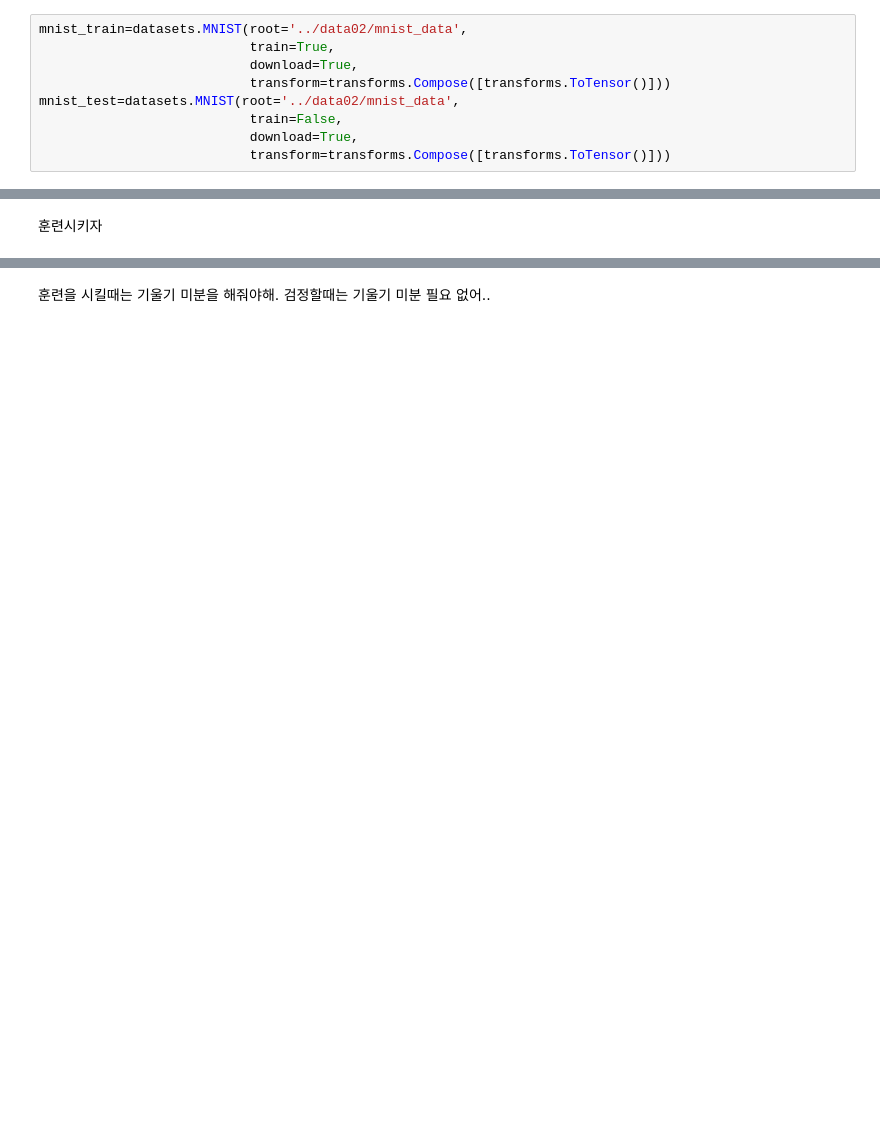
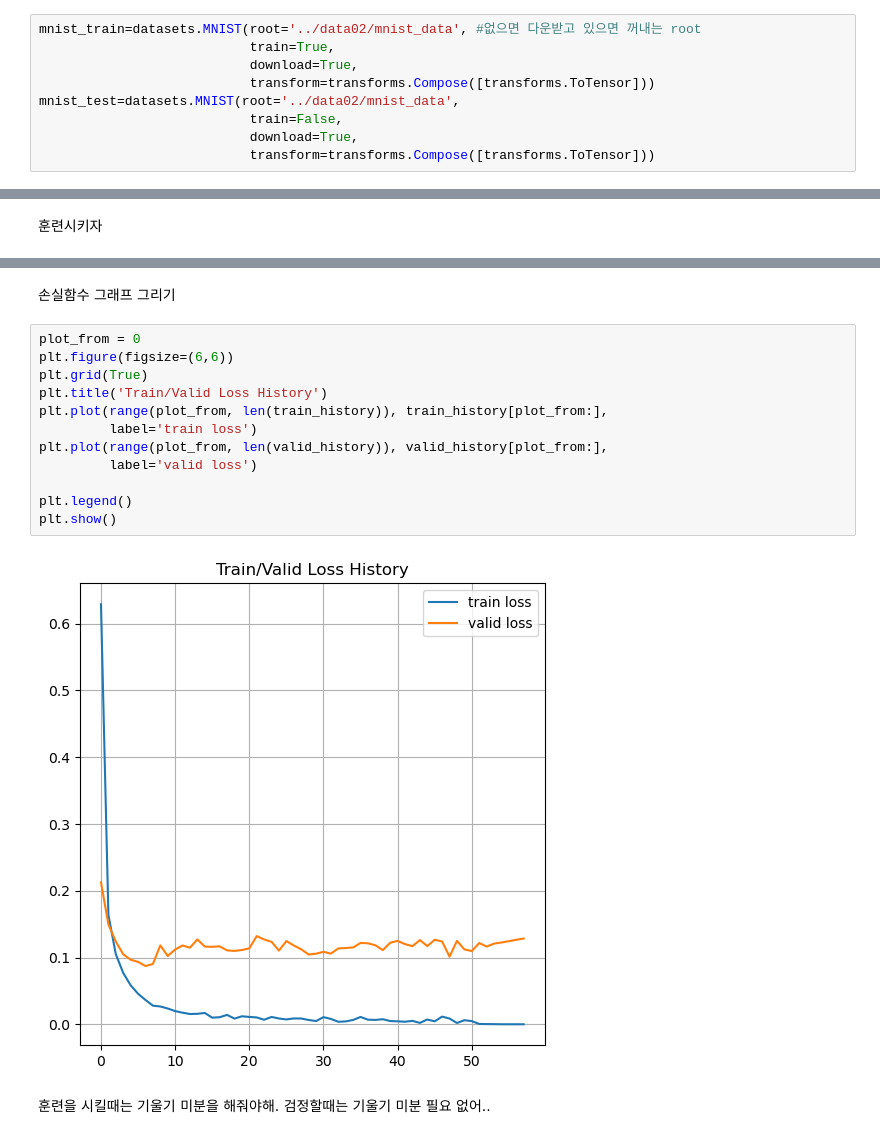
Before and after one commit to hoshibaby/ai_work, a Jupyter notebook: day04/mnist_ann.ipynb, the cells around one changed output, grey strips where cells are left out. Saved outputs shown, nothing was run; the diff lists cells and outputs as text; blank space fills up the shorter version.

```diff
--- a/day04/mnist_ann.ipynb
+++ b/day04/mnist_ann.ipynb
@@ -23,12 +31,12 @@ os.environ['KMP_DUPLICATE_LIB_OK']='True'
 # %%
-mnist_train=datasets.MNIST(root='../data02/mnist_data',
+mnist_train=datasets.MNIST(root='../data02/mnist_data', #없으면 다운받고 있으면 꺼내는 root
                            train=True,
                            download=True,
-                           transform=transforms.Compose([transforms.ToTensor()]))
+                           transform=transforms.Compose([transforms.ToTensor]))
 mnist_test=datasets.MNIST(root='../data02/mnist_data',
                            train=False,
                            download=True,
-                           transform=transforms.Compose([transforms.ToTensor()]))
+                           transform=transforms.Compose([transforms.ToTensor]))
 # %% [markdown]
 info는 판다스 전용 메서드고, mnist_train은 torchvision의 MNIST Dataset 객체라서 info가 안됨.
 엑셀, csv, 표 형태 데이터(행/열) -> 표가 기본 단위인 것만 판다스로 다뤄.
@@ -384,3 +469,19 @@ KeyboardInterrupt:
+# %% [markdown]
+손실함수 그래프 그리기
+# %%
+plot_from = 0
+plt.figure(figsize=(6,6))
+plt.grid(True)
+plt.title('Train/Valid Loss History')
+plt.plot(range(plot_from, len(train_history)), train_history[plot_from:],
+         label='train loss')
+plt.plot(range(plot_from, len(valid_history)), valid_history[plot_from:],
+         label='valid loss')
+
+plt.legend()
+plt.show()
+# %% [output]
+[figure, added]
 # %% [markdown]
 훈련을 시킬때는 기울기 미분을 해줘야해.
 검정할때는 기울기 미분 필요 없어..
```
Also changed, not shown: parts of 44 cells of this notebook, 9 other files.
